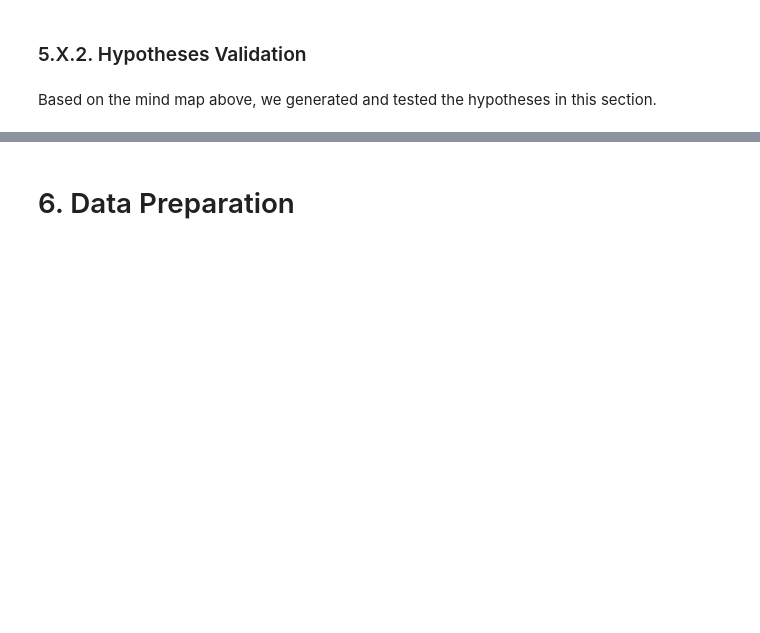
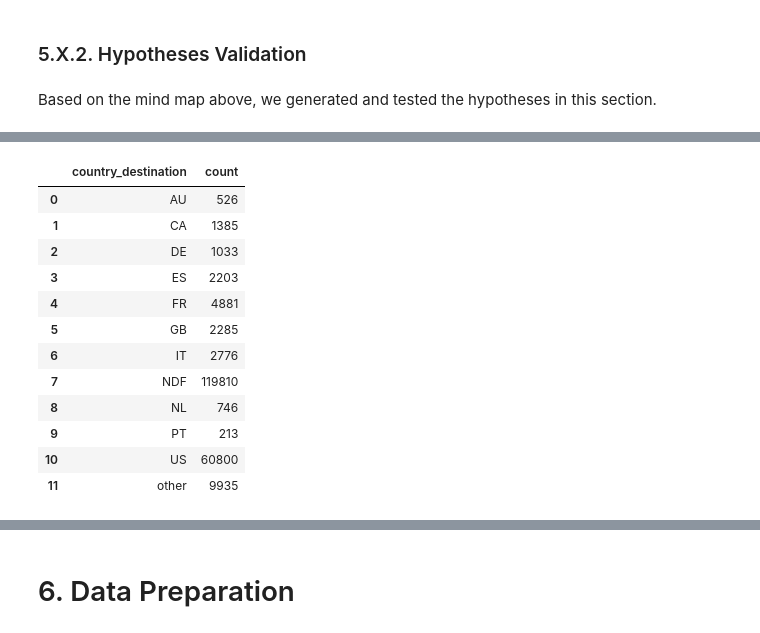
Before and after one commit to lucasquemelli/airbnb, a Jupyter notebook: airbnb.ipynb, the cells around one changed output, grey strips where cells are left out. Saved outputs shown, nothing was run; the diff lists cells and outputs as text; code cells hidden in the pictures; blank space fills up the shorter version.

```diff
--- a/airbnb.ipynb
+++ b/airbnb.ipynb
@@ -1430,0 +1444,16 @@ The main objective of this analysis is to evaluate the correlation between the v
+# %%
+aux02
+# %% [output]
+|  | country_destination | count |
+| 0 | AU | 526 |
+| 1 | CA | 1385 |
+| 2 | DE | 1033 |
+| 3 | ES | 2203 |
+| 4 | FR | 4881 |
+| 5 | GB | 2285 |
+| 6 | IT | 2776 |
+| 7 | NDF | 119810 |
+| 8 | NL | 746 |
+| 9 | PT | 213 |
+| 10 | US | 60800 |
+| 11 | other | 9935 |
```
Also changed, not shown: parts of 85 cells of this notebook.
